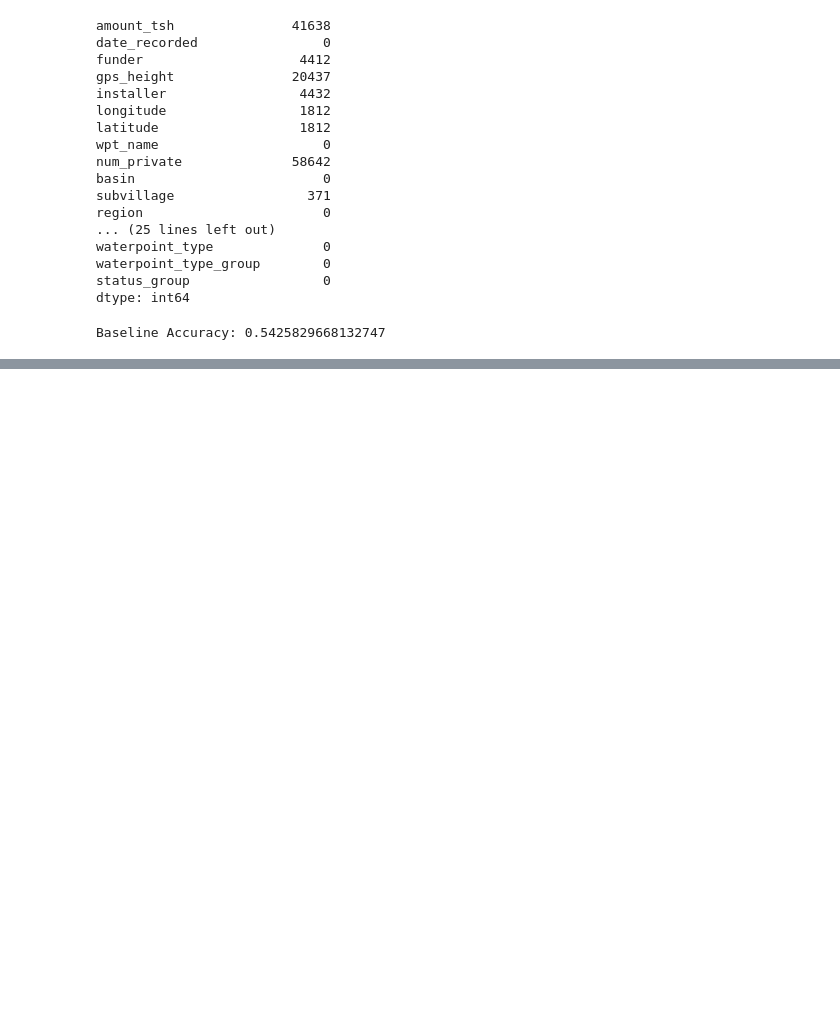
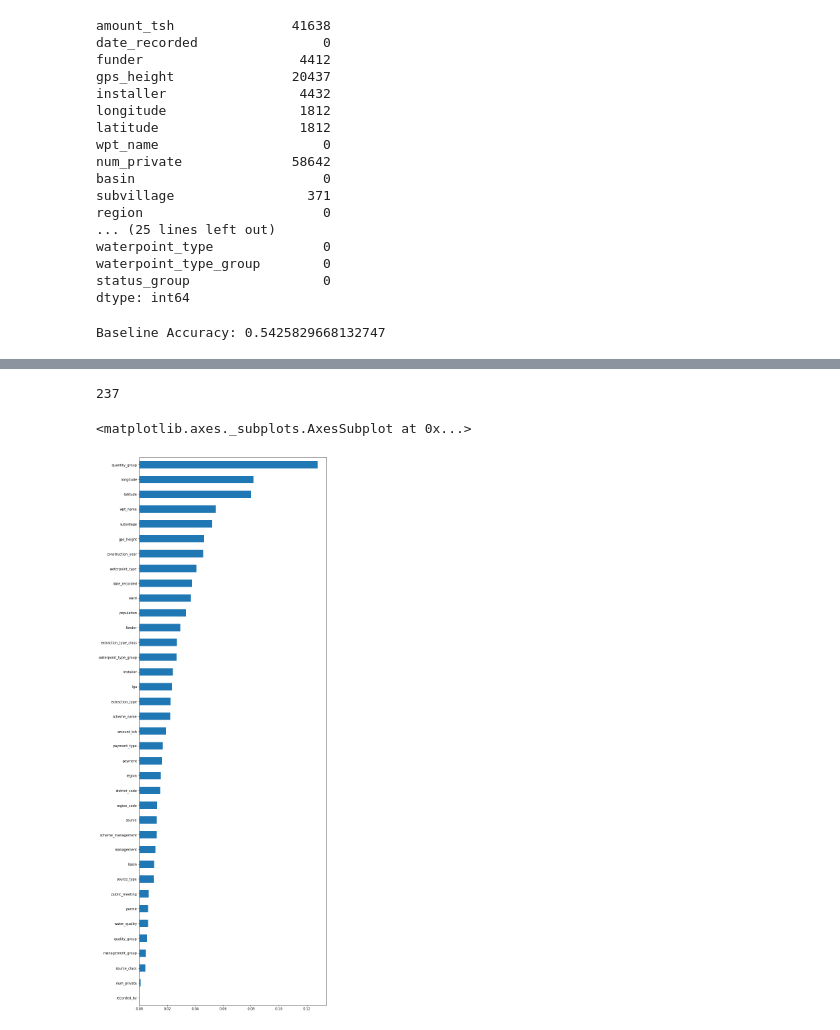
Before and after one commit to nsriniva/DS-Unit-2-Kaggle-Challenge, a Jupyter notebook: module4-classification-metrics/LS_DS_224_assignment.ipynb, the cells around one changed output, grey strips where cells are left out. Cells and saved outputs as stored; diff of their text form; code cells hidden in the pictures; blank space fills up the shorter version.

```diff
--- a/module4-classification-metrics/LS_DS_224_assignment.ipynb
+++ b/module4-classification-metrics/LS_DS_224_assignment.ipynb
@@ -88,13 +88,13 @@ def wrangle(X):
 
   # Drop high cardinality cols
   high_card_cols = [col for col in X.select_dtypes('object').columns
-                    if X[col].nunique() > 100]
+                   if X[col].nunique() > 100]
+  # Drop repeated columns
+  dup_cols = ['extraction_type_group', 'quantity']
 
-  X.drop(columns=high_card_cols, inplace=True)
+  misc_cols = ['scheme_name']
 
-  # Drop repeated columns
-  cols = ['extraction_type_group', 'quantity']
-  X.drop(columns=cols, inplace=True)
+  X.drop(columns=dup_cols, inplace=True)
 
 
   return X
@@ -122,7 +122,7 @@ Baseline Accuracy: 0.5425829668132747
 
 model = make_pipeline(OrdinalEncoder(),
                       SimpleImputer(),
-                      RandomForestClassifier(n_estimators=50, n_jobs = -1, random_state=42)
+                      RandomForestClassifier(n_estimators=237, n_jobs = -1, random_state=0,min_samples_leaf=1, max_depth=26,  max_features=0.25)
                       )
 model.fit(X_train, y_train)
 print('Training Accuracy:', model.score(X_train, y_train))
@@ -167,0 +182,12 @@ functional needs repair       0.51      0.37      0.43       845
+# %%
+classifier = model.named_steps['randomforestclassifier']
+
+print(len(classifier.estimators_))
+columns = X_val.columns
+importances = pd.Series(classifier.feature_importances_, columns)
+plt.figure(figsize=(10,30))
+importances.sort_values().plot.barh()
+# %% [output]
+237
+<matplotlib.axes._subplots.AxesSubplot at 0x...>
+[figure, added]
```
Also changed, not shown: parts of 6 cells of this notebook.
